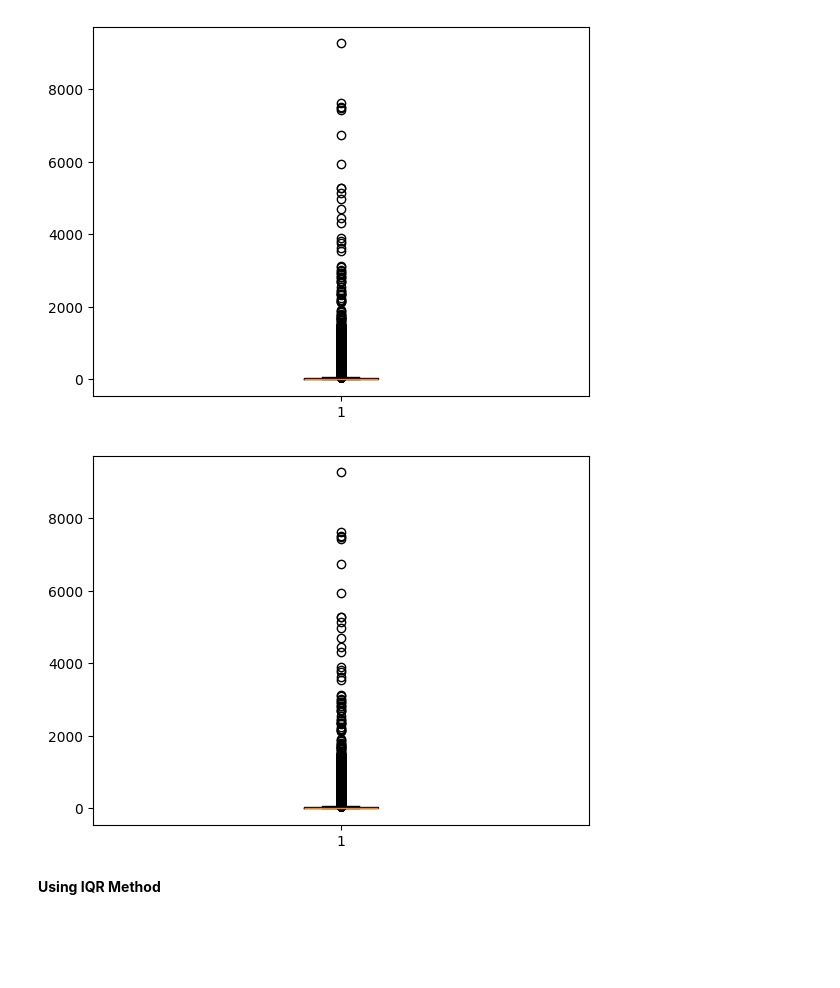
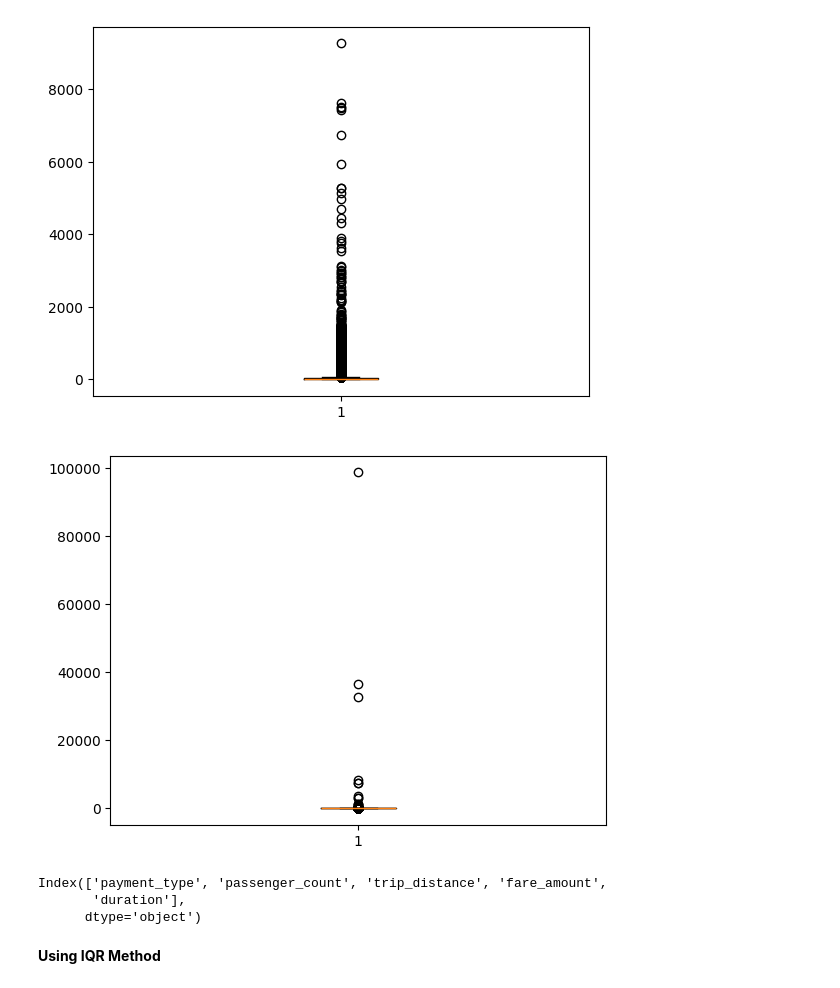
Before and after one commit to suparnachowdhury/Hypothesis-Testing-for-Taxi-Revenue-Optimization, a Jupyter notebook: Hypothesis Testing for Taxi Revenue Optimization.ipynb, the cells around one changed output. Cells and saved outputs as stored; diff of their text form; code cells hidden in the pictures; blank space fills up the shorter version.

```diff
--- a/Hypothesis Testing for Taxi Revenue Optimization.ipynb
+++ b/Hypothesis Testing for Taxi Revenue Optimization.ipynb
@@ -303,10 +303,16 @@ plt.show()
 # %% [output]
 [figure]
 # %%
-plt.boxplot(data['duration'])
+plt.boxplot(data['trip_distance'])
 plt.show()
 # %% [output]
-[figure, old version]
+[figure, new version]
+# %%
+data.columns
+# %% [output]
+Index(['payment_type', 'passenger_count', 'trip_distance', 'fare_amount',
+       'duration'],
+      dtype='object')
 # %% [markdown]
 **Using IQR Method**
 # %%
```
Also changed, not shown: parts of 5 cells of this notebook.
